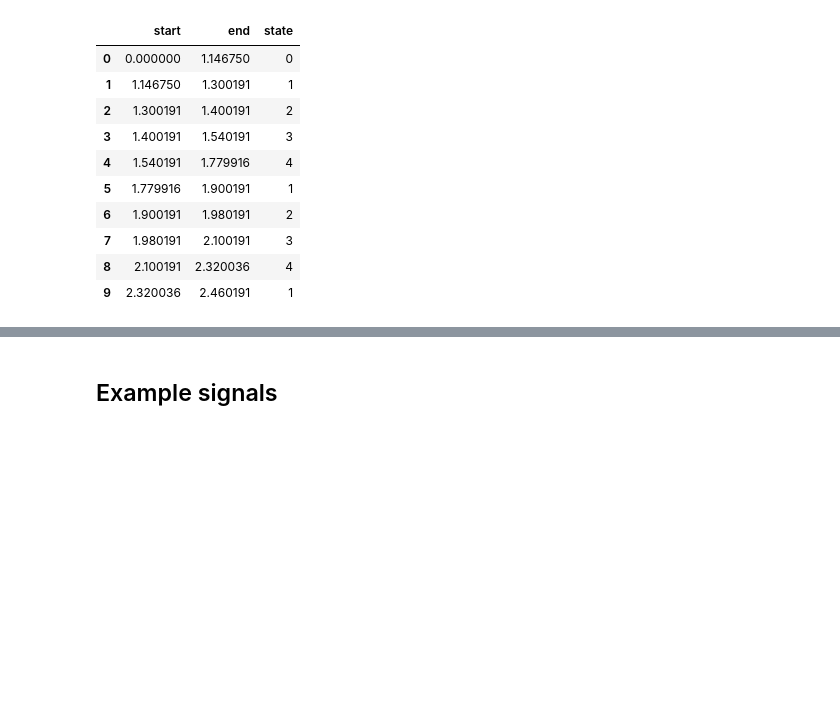
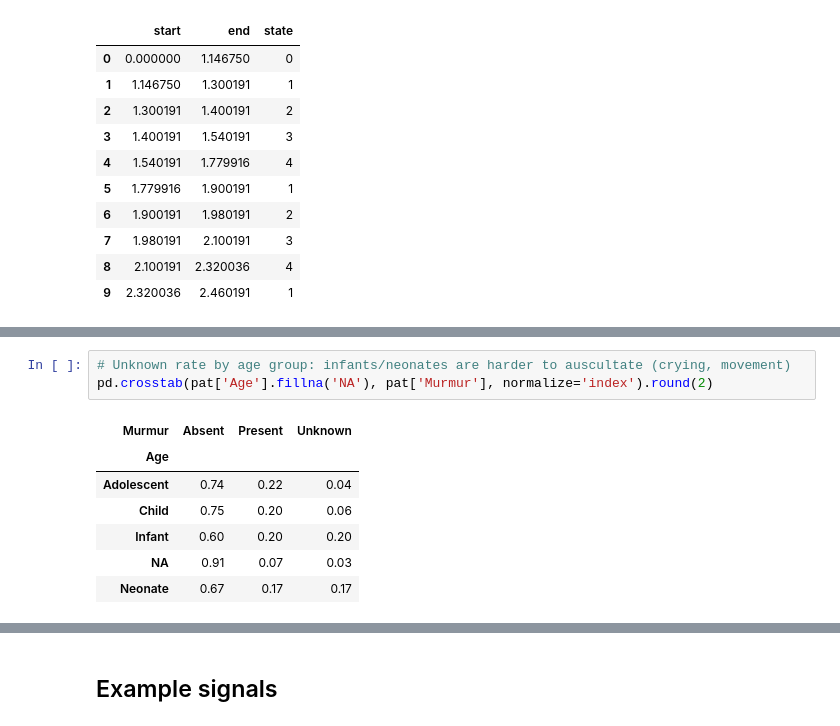
Before and after one commit to amarcos20/FCUP-DL-ML2, a Jupyter notebook: notebooks/01_eda.ipynb, the cells around one changed output, grey strips where cells are left out. Cells and saved outputs as stored; diff of their text form; blank space fills up the shorter version.

```diff
--- a/notebooks/01_eda.ipynb
+++ b/notebooks/01_eda.ipynb
@@ -125,0 +184,11 @@ tsv.head(10)
+# %%
+# Unknown rate by age group: infants/neonates are harder to auscultate (crying, movement)
+pd.crosstab(pat['Age'].fillna('NA'), pat['Murmur'], normalize='index').round(2)
+# %% [output]
+| Murmur | Absent | Present | Unknown |
+| Age |  |  |  |
+| Adolescent | 0.74 | 0.22 | 0.04 |
+| Child | 0.75 | 0.20 | 0.06 |
+| Infant | 0.60 | 0.20 | 0.20 |
+| NA | 0.91 | 0.07 | 0.03 |
+| Neonate | 0.67 | 0.17 | 0.17 |
```
Also changed, not shown: parts of 8 cells of this notebook, 7 other files.
